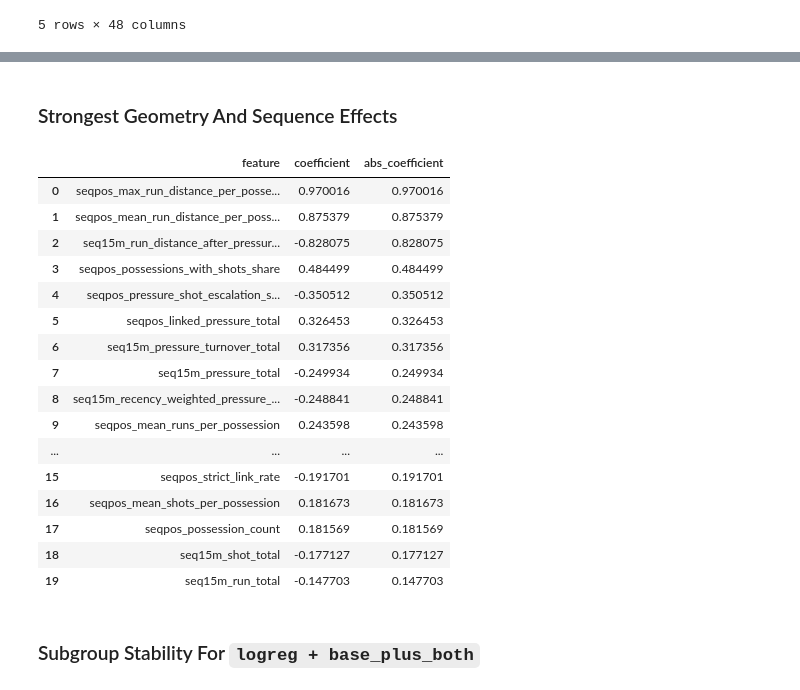
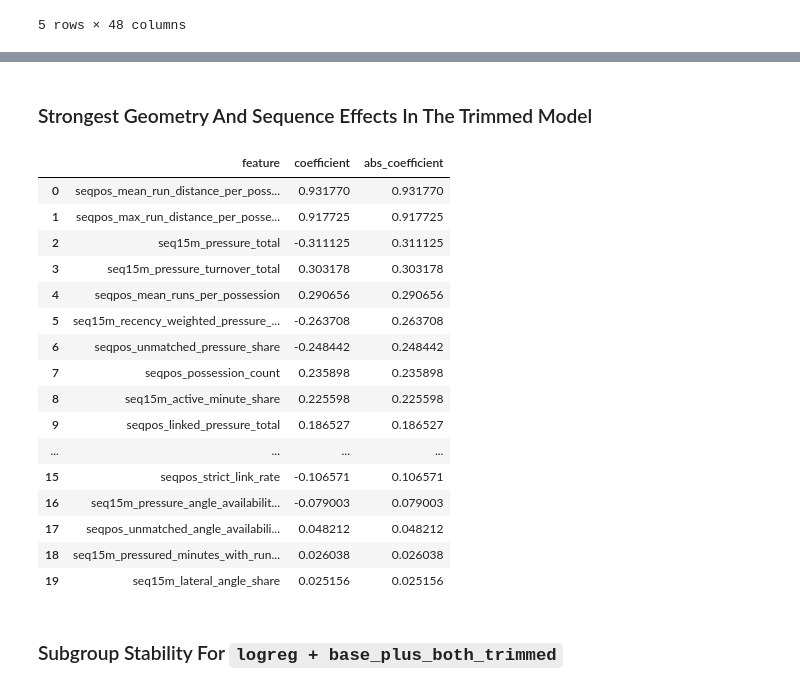
Before and after one commit to janwolyniak/WEC_26, a Jupyter notebook: notebooks/sequential_goal_forecasting_geometry.ipynb, the cells around one changed output, grey strips where cells are left out. Saved outputs shown, nothing was run; the diff lists cells and outputs as text; code cells hidden in the pictures.

```diff
--- a/notebooks/sequential_goal_forecasting_geometry.ipynb
+++ b/notebooks/sequential_goal_forecasting_geometry.ipynb
@@ -84,6 +84,30 @@ BASE_FEATURE_COLUMNS = [
     'cumul_shots_under_press',
     'cumul_shots_top_third',
 ]
+TRIMMED_SEQ15M_FEATURES = [
+    'seq15m_pressure_total',
+    'seq15m_pressure_turnover_total',
+    'seq15m_pressure_angle_availability_rate',
+    'seq15m_angle_concentration',
+    'seq15m_lateral_angle_share',
+    'seq15m_pressured_minutes_with_runs_share',
+    'seq15m_late_burst_count',
+    'seq15m_active_minute_share',
+    'seq15m_recency_weighted_pressure_total',
+    'seq15m_run_intensity_slope',
+]
+TRIMMED_SEQPOS_FEATURES = [
+    'seqpos_possession_count',
+    'seqpos_mean_runs_per_possession',
+    'seqpos_mean_run_distance_per_possession',
+    'seqpos_max_run_distance_per_possession',
+    'seqpos_mean_possession_span',
+    'seqpos_linked_pressure_total',
+    'seqpos_possessions_with_linked_pressure_share',
+    'seqpos_unmatched_pressure_share',
+    'seqpos_unmatched_angle_availability_rate',
+    'seqpos_strict_link_rate',
+]
 # %%
 def add_event_time(df: pd.DataFrame) -> pd.DataFrame:
     out = df.copy()
@@ -848,6 +909,9 @@ feature_sets = {
         for column in modeling_table.columns
         if column.startswith('seq15m_') or column.startswith('seqpos_')
     ],
+    'base_plus_minute_hybrid_trimmed': TRIMMED_SEQ15M_FEATURES,
+    'base_plus_possession_sequence_trimmed': TRIMMED_SEQPOS_FEATURES,
+    'base_plus_both_trimmed': TRIMMED_SEQ15M_FEATURES + TRIMMED_SEQPOS_FEATURES,
 }
 
 metrics_rows = []
@@ -861,7 +925,7 @@ for model_name in ['logreg', 'rf']:
             development_df=development_df,
             feature_columns=feature_columns,
             model_name=model_name,
-            return_oof=(model_name == 'logreg' and feature_set_name == 'base_plus_both'),
+            return_oof=(model_name == 'logreg' and feature_set_name == 'base_plus_both_trimmed'),
         )
         summary_row = {
             'model_name': model_name,
@@ -902,5 +972,6 @@ display(metrics_table)
 # %%
-best_logreg_feature_columns = BASE_FEATURE_COLUMNS + feature_sets['base_plus_both']
+best_feature_set_name = 'base_plus_both_trimmed'
+best_logreg_feature_columns = BASE_FEATURE_COLUMNS + feature_sets[best_feature_set_name]
 interpretation_pipeline = Pipeline(
     steps=[
         ('prep', build_preprocessor(best_logreg_feature_columns)),
@@ -918,52 +989,52 @@ interpretation_pipeline = Pipeline(
 )
 interpretation_pipeline.fit(
     development_df[best_logreg_feature_columns],
     development_df['scored_after'].astype(int),
 )
 coefficient_frame = pd.DataFrame(
     {
         'feature': interpretation_pipeline.named_steps['prep'].get_feature_names_out(),
         'coefficient': interpretation_pipeline.named_steps['model'].coef_[0],
     }
 )
 coefficient_frame['feature'] = coefficient_frame['feature'].str.replace('num__', '', regex=False).str.replace('cat__', '', regex=False)
 coefficient_frame['abs_coefficient'] = coefficient_frame['coefficient'].abs()
 interpretation_table = coefficient_frame[
     coefficient_frame['feature'].str.startswith('seq15m_')
     | coefficient_frame['feature'].str.startswith('seqpos_')
 ].sort_values('abs_coefficient', ascending=False).head(20).reset_index(drop=True)
 
-subgroup_predictions = oof_registry[('logreg', 'base_plus_both')].copy()
+subgroup_predictions = oof_registry[('logreg', best_feature_set_name)].copy()
 subgroup_stability_table = pd.concat(
     [
         subgroup_metric_table(subgroup_predictions, 'checkpoint'),
         subgroup_metric_table(subgroup_predictions, 'position'),
     ],
     ignore_index=True,
 )
 
-display(Markdown('### Strongest Geometry And Sequence Effects'))
+display(Markdown('### Strongest Geometry And Sequence Effects In The Trimmed Model'))
 display(interpretation_table)
-display(Markdown('### Subgroup Stability For `logreg + base_plus_both`'))
+display(Markdown(f'### Subgroup Stability For `logreg + {best_feature_set_name}`'))
 display(subgroup_stability_table)
 # %% [output]
-### Strongest Geometry And Sequence Effects
+### Strongest Geometry And Sequence Effects In The Trimmed Model
 |  | feature | coefficient | abs_coefficient |
-| 0 | seqpos_max_run_distance_per_posse... | 0.970016 | 0.970016 |
-| 1 | seqpos_mean_run_distance_per_poss... | 0.875379 | 0.875379 |
-| 2 | seq15m_run_distance_after_pressur... | -0.828075 | 0.828075 |
-| 3 | seqpos_possessions_with_shots_share | 0.484499 | 0.484499 |
-| 4 | seqpos_pressure_shot_escalation_s... | -0.350512 | 0.350512 |
-| 5 | seqpos_linked_pressure_total | 0.326453 | 0.326453 |
-| 6 | seq15m_pressure_turnover_total | 0.317356 | 0.317356 |
-| 7 | seq15m_pressure_total | -0.249934 | 0.249934 |
-| 8 | seq15m_recency_weighted_pressure_... | -0.248841 | 0.248841 |
-| 9 | seqpos_mean_runs_per_possession | 0.243598 | 0.243598 |
+| 0 | seqpos_mean_run_distance_per_poss... | 0.931770 | 0.931770 |
+| 1 | seqpos_max_run_distance_per_posse... | 0.917725 | 0.917725 |
+| 2 | seq15m_pressure_total | -0.311125 | 0.311125 |
+| 3 | seq15m_pressure_turnover_total | 0.303178 | 0.303178 |
+| 4 | seqpos_mean_runs_per_possession | 0.290656 | 0.290656 |
+| 5 | seq15m_recency_weighted_pressure_... | -0.263708 | 0.263708 |
+| 6 | seqpos_unmatched_pressure_share | -0.248442 | 0.248442 |
+| 7 | seqpos_possession_count | 0.235898 | 0.235898 |
+| 8 | seq15m_active_minute_share | 0.225598 | 0.225598 |
+| 9 | seqpos_linked_pressure_total | 0.186527 | 0.186527 |
 | ... | ... | ... | ... |
-| 15 | seqpos_strict_link_rate | -0.191701 | 0.191701 |
-| 16 | seqpos_mean_shots_per_possession | 0.181673 | 0.181673 |
-| 17 | seqpos_possession_count | 0.181569 | 0.181569 |
-| 18 | seq15m_shot_total | -0.177127 | 0.177127 |
-| 19 | seq15m_run_total | -0.147703 | 0.147703 |
+| 15 | seqpos_strict_link_rate | -0.106571 | 0.106571 |
+| 16 | seq15m_pressure_angle_availabilit... | -0.079003 | 0.079003 |
+| 17 | seqpos_unmatched_angle_availabili... | 0.048212 | 0.048212 |
+| 18 | seq15m_pressured_minutes_with_run... | 0.026038 | 0.026038 |
+| 19 | seq15m_lateral_angle_share | 0.025156 | 0.025156 |
-### Subgroup Stability For `logreg + base_plus_both`
+### Subgroup Stability For `logreg + base_plus_both_trimmed`
 |  | group_type | group_value | rows | positive_rate | balanced_accuracy | pr_auc | brier_score | roc_auc |
```
Also changed, not shown: parts of 4 cells of this notebook, 2 other files.
